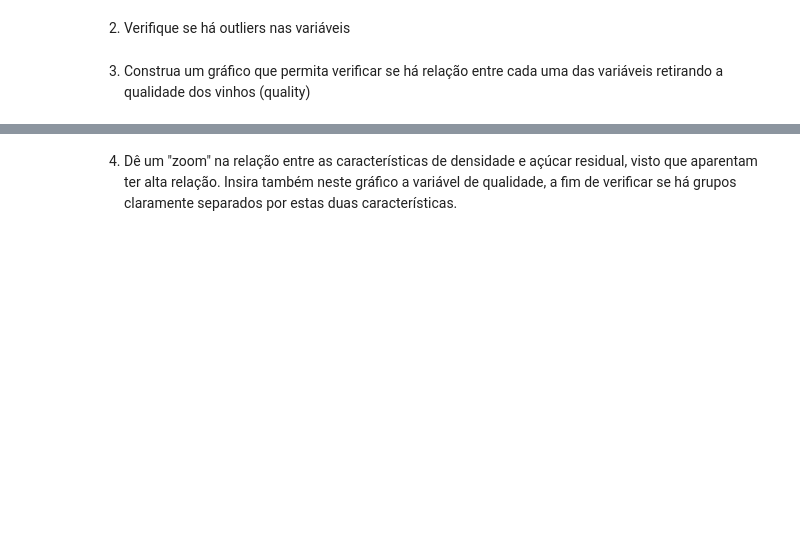
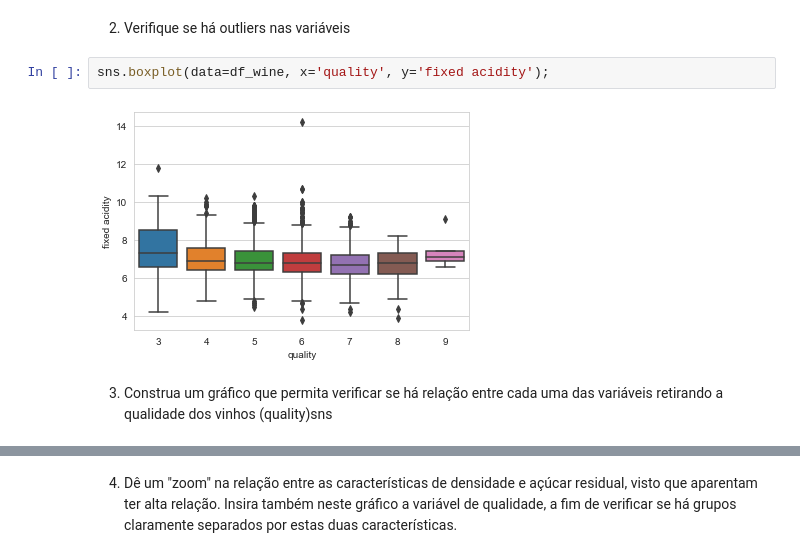
Before and after one commit to Moc967/letscode-data-2, a Jupyter notebook: src/Aula 4 - Seaborn.ipynb, the cells around one changed output, grey strips where cells are left out. Cells and saved outputs as stored; diff of their text form; blank space fills up the shorter version.

Commit message:
Revisados exercícios base vinhos

```diff
--- a/src/Aula 4 - Seaborn.ipynb
+++ b/src/Aula 4 - Seaborn.ipynb
@@ -366,4 +430,8 @@ Imprima as estatísticas padrões do dataframe com a função **.describe**
 # %% [markdown]
 2) Verifique se há outliers nas variáveis
+# %%
+sns.boxplot(data=df_wine, x='quality', y='fixed acidity');
+# %% [output]
+[figure, added]
 # %% [markdown]
-3) Construa um gráfico que permita verificar se há relação entre cada uma das variáveis retirando a qualidade dos vinhos (quality)
+3) Construa um gráfico que permita verificar se há relação entre cada uma das variáveis retirando a qualidade dos vinhos (quality)sns
```
Also changed, not shown: parts of 47 cells of this notebook.
